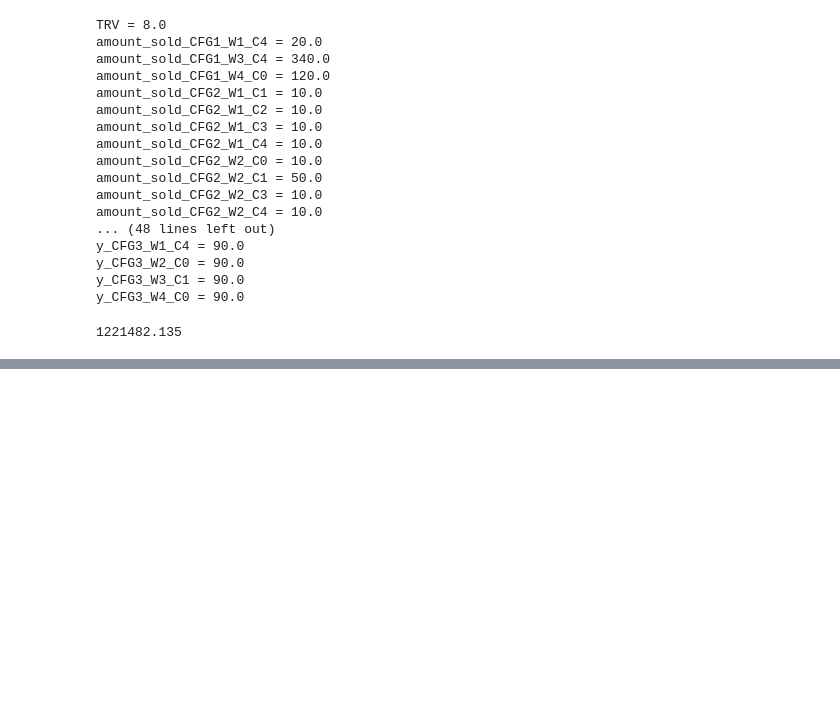
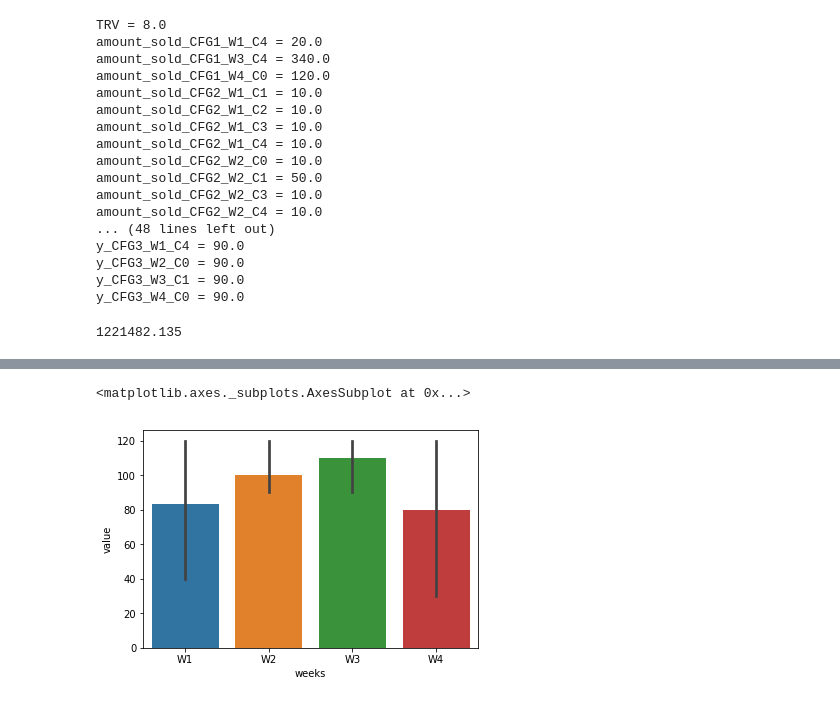
Before and after one commit to akuma527/IProjects, a Jupyter notebook: SCA_Prob/Disruption_w_Time.ipynb, the cells around one changed output, grey strips where cells are left out. Cells and saved outputs as stored; diff of their text form; code cells hidden in the pictures; blank space fills up the shorter version.

```diff
--- a/SCA_Prob/Disruption_w_Time.ipynb
+++ b/SCA_Prob/Disruption_w_Time.ipynb
@@ -348,0 +345,7 @@ T(v) = max()
+# %%
+k = []
+for v in obj.variables():
+    if (v.varValue>0):
+        k.append((v.name, v.varValue))
+# %%
+df = pd.DataFrame(k, columns=['name', 'value'])
@@ -348,0 +413,13 @@ T(v) = max()
+# %%
+df['weeks'] = df['name'].apply(weeks_func)
+df['amount_sold'] = df['name'].apply(amount_func)
+df['x'] = df['name'].apply(x_func)
+df['y'] = df['name'].apply(y_func)
+df['invent_y'] = df['name'].apply(inv_func)
+df['lost_sales'] = df['name'].apply(lost_func)
+# %%
+x = df.dropna(subset=['x'])
+y = df.dropna(subset=['y'])
+l = df.dropna(subset=['lost_sales'])
+a = df.dropna(subset=['amount_sold'])
+i = df.dropna(subset=['invent_y'])
@@ -348,0 +437,5 @@ T(v) = max()
+# %%
+sns.barplot(x="weeks", y="value", data=x)
+# %% [output]
+<matplotlib.axes._subplots.AxesSubplot at 0x...>
+[figure, added]
```
Also changed, not shown: parts of 12 cells of this notebook, 1 other file.
